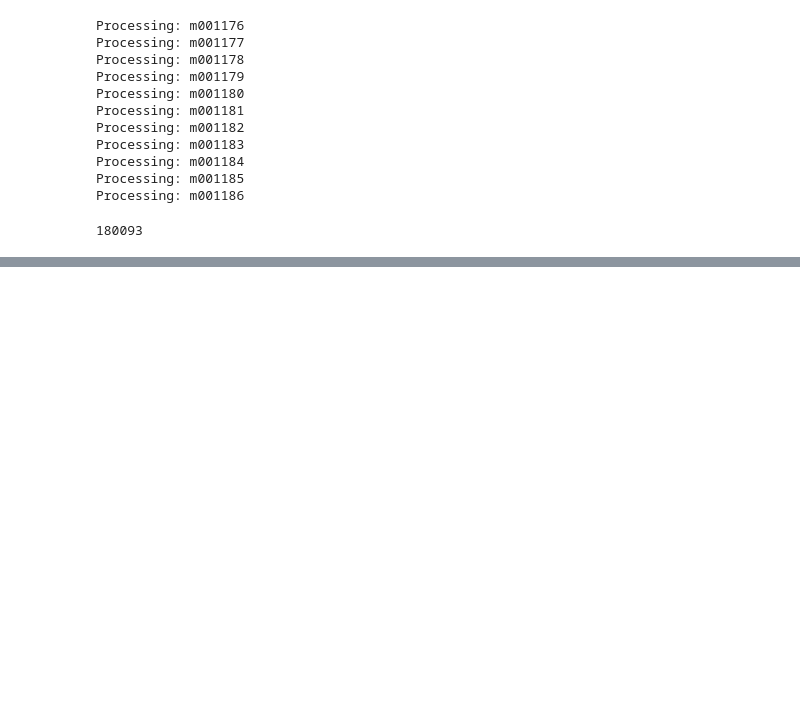
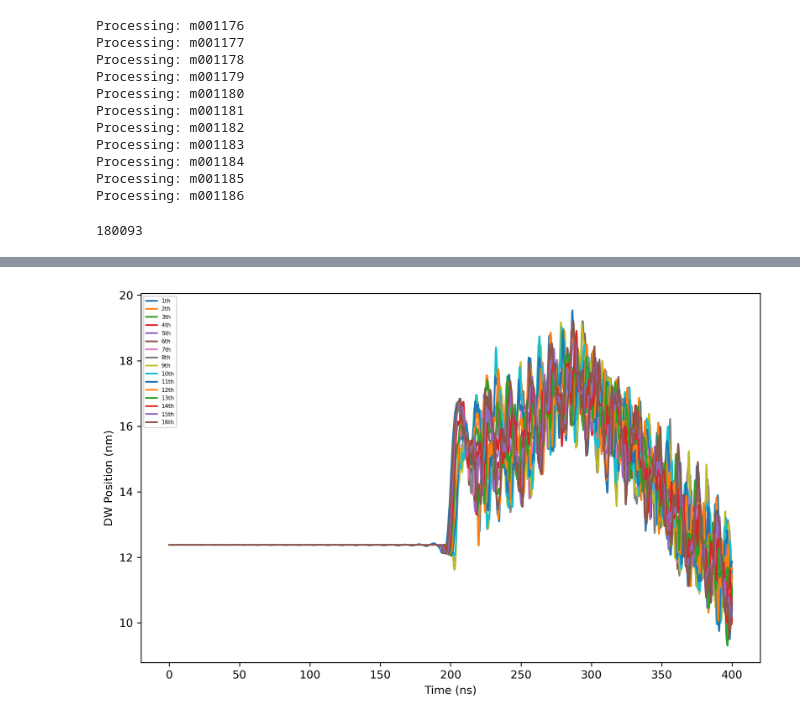
Before and after one commit to vivian-rogers/dwlattice, a Jupyter notebook: micromagnetics/Postprocessing.ipynb, the cells around one changed output, grey strips where cells are left out. Cells and saved outputs as stored; diff of their text form; code cells hidden in the pictures; blank space fills up the shorter version.

```diff
--- a/micromagnetics/Postprocessing.ipynb
+++ b/micromagnetics/Postprocessing.ipynb
@@ -451 +491,28 @@ plt.legend(loc="upper left", fontsize='5')
+# %%
+from importlib import reload
+plt = reload(plt)
+
+n_racetrack = range(by_track.shape[0])
+
+plt.figure(figsize=(10, 6), dpi=300)
+
+# s, m version
+# T_vals = np.linspace(0, T, int(T/dt)+1)[:by_track.shape[1]]
+# resize_track = by_track * 0.25e-9
+
+# ns, nm version
+T_vals = np.linspace(0, T, int(T/dt)+2)[:by_track.shape[1]] * 1e9
+resize_track = by_track * 0.25
+
+for nth in n_racetrack:
+    plt.plot(T_vals, resize_track[nth], label=str(nth+1)+'th')
+
+plt.legend(loc="upper left", fontsize='5')
+
+# ns, nm version
+plt.xlabel("Time (ns)")
+plt.ylabel("DW Position (nm)")
+plt.savefig("/home/jiwoop/rnf/pastSim/dwlattice/micromagnetics/plots/" + label + "_thin_pos_v_t.png")
+# %% [output]
+[figure, added]
 # %%
```
Also changed, not shown: parts of 13 cells of this notebook, 3 other files.
